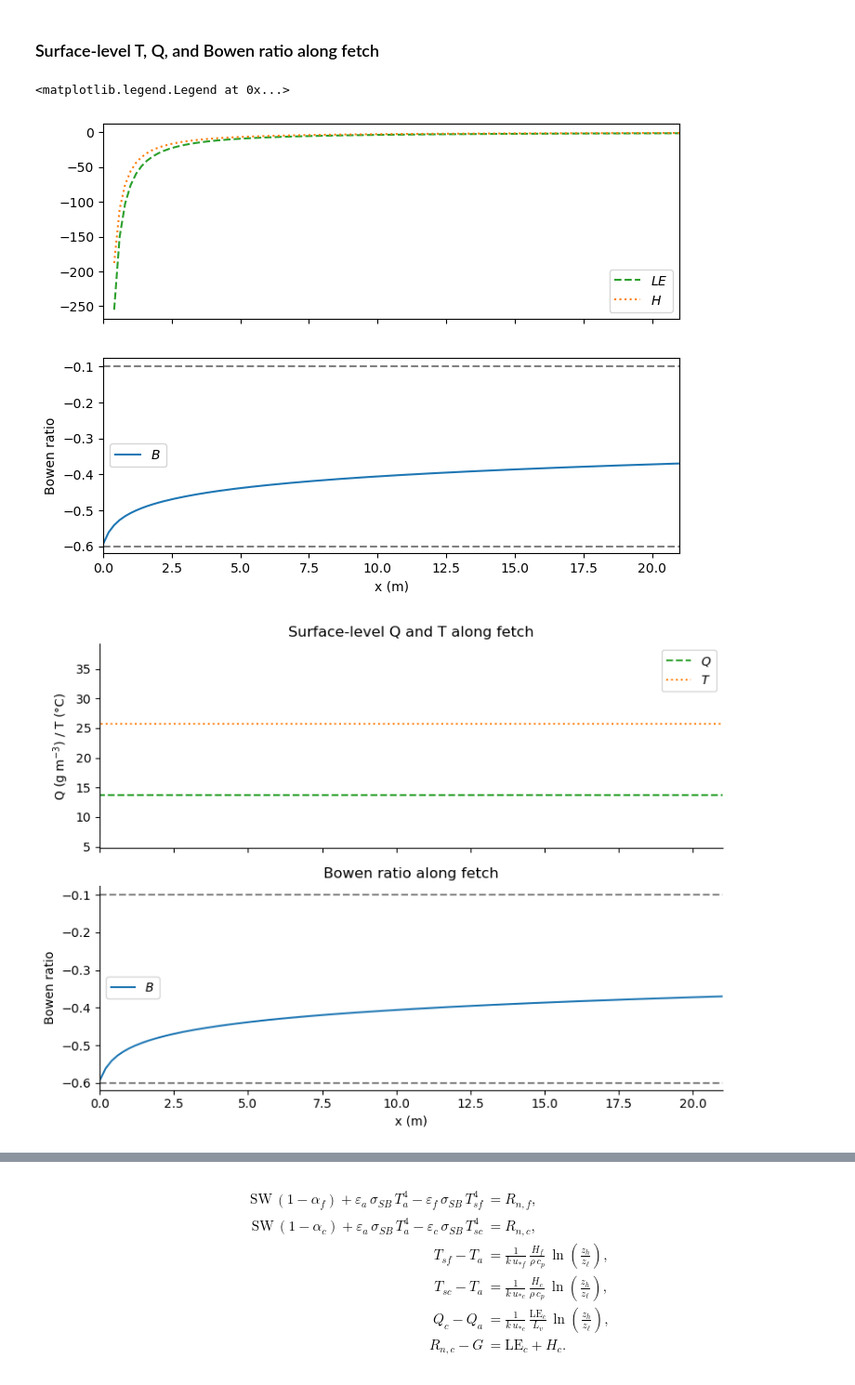
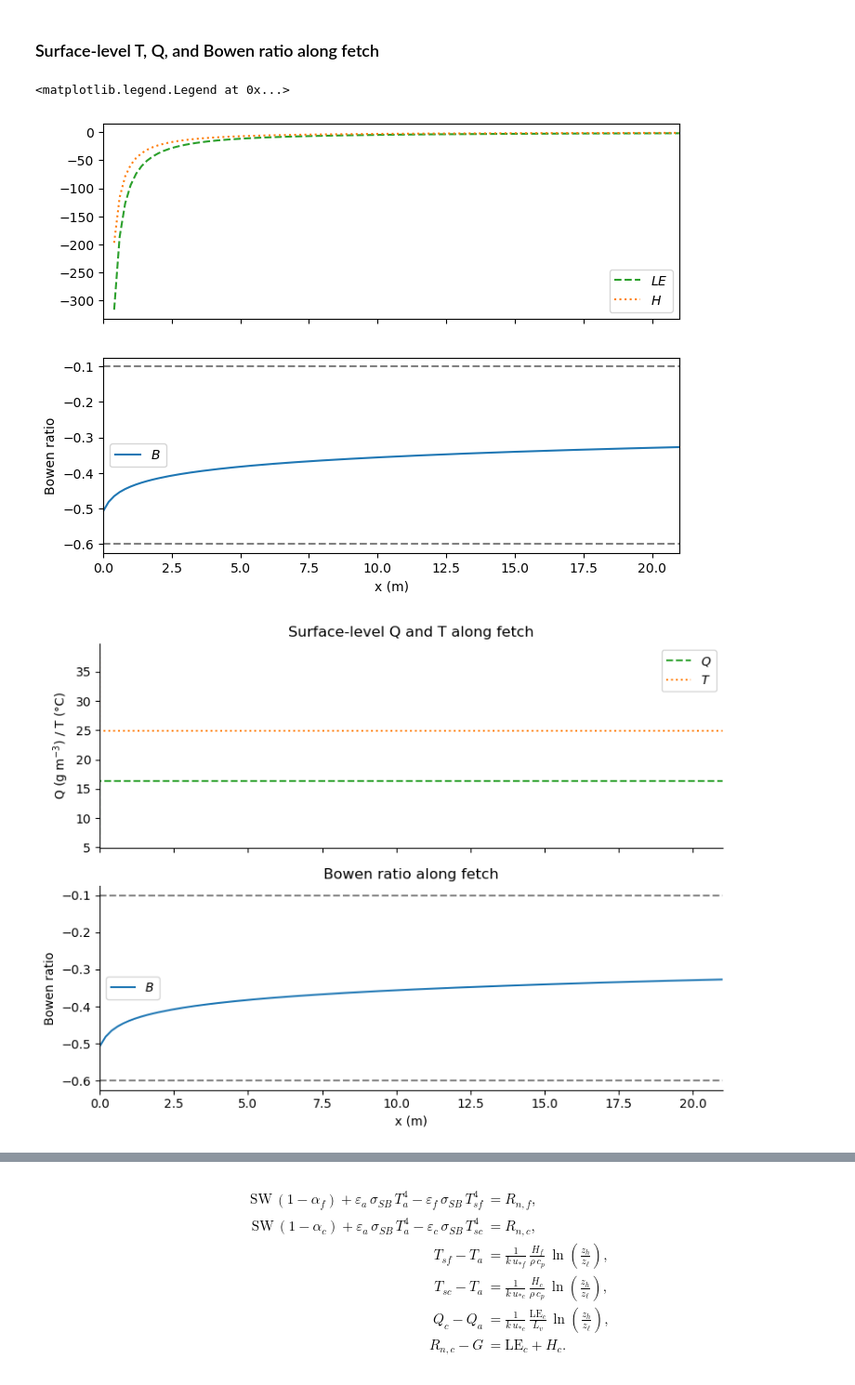
Before and after one commit to octavia-crompton/suttons-problem, a Jupyter notebook: notebooks/Advection - general.ipynb, the cells around one changed output, grey strips where cells are left out. Shown at 93% size. Drawn from its saved outputs; the diff is of its cells as text; code cells hidden in the pictures.

```diff
--- a/notebooks/Advection - general.ipynb
+++ b/notebooks/Advection - general.ipynb
@@ -1076,6 +368,6 @@ class AdvectionParams:
 # %%
-level = 1
-ustar_f = 0.8
+level = 1  # initial solver level; redefined as _level in downstream cells
+ustar_f = 0.75
 shear_ratio = 1
 ustar_c = ustar_f*np.sqrt(shear_ratio)
 
@@ -1084,13 +376,13 @@ p = AdvectionParams(ustar_f = ustar_f,
                     lm_option = 'kz',
                     lm_zshift = 0.0005,
                     zom_c = 0.0005,
-                    avail_ratio =  1.4,
+                    avail_ratio =  1.8,
                     Hmax = 2,
-                    le_factor = 1.4,
+                    le_factor = 1.35,
                     dz = 0.005,
                     dx = 0.2,
-                    Q_a = 6.3,
-                    Q_f = 6.3,
+                    Q_a = 6.5,
+                    Q_f = 6.5,
                     tie_Qa_to_Qf=True,
           )
 
@@ -2345,18 +1601,18 @@ plt.legend()
 # %% [markdown]
 ### Surface-level T, Q, and Bowen ratio along fetch
 # %%
-level = 0
+_level = 0  # surface fluxes
 fig, axes = plt.subplots( 2, 1, figsize = (8, 6 ), sharex = True)
 ax = axes[0]
 
 xx = np.concatenate([-np.flip(x),x])
-FluxTotal_ = np.concatenate([FluxTotal_upwind, FluxTotal[:, level]])
+FluxTotal_ = np.concatenate([FluxTotal_upwind, FluxTotal[:, _level]])
 
-LE_Wm2 = np.concatenate([ LE_upwind_Wm2[level]*np.ones_like(x), LE_uniform_Wm2[:, level]])
-H_Wm2 = np.concatenate([ H_upwind_Wm2[level]*np.ones_like(x), H_uniform_Wm2[:, level]])
+LE_Wm2 = np.concatenate([ LE_upwind_Wm2[_level]*np.ones_like(x), LE_uniform_Wm2[:, _level]])
+H_Wm2 = np.concatenate([ H_upwind_Wm2[_level]*np.ones_like(x), H_uniform_Wm2[:, _level]])
 
-ax.plot(p.x[2:], np.diff(LE_uniform_Wm2[1:,level]),  ls = '--', c =  'C2',  label = "$LE$")
-ax.plot(p.x[2:], - np.diff(H_uniform_Wm2[1:, level]),  ls = ':', c =  'C1',  label = "$H$")
+ax.plot(p.x[2:], np.diff(LE_uniform_Wm2[1:,_level]),  ls = '--', c =  'C2',  label = "$LE$")
+ax.plot(p.x[2:], - np.diff(H_uniform_Wm2[1:, _level]),  ls = ':', c =  'C1',  label = "$H$")
 ax.set_xlim(0, 21)
 
 # ax.set_yscale('log')
@@ -2365,7 +1621,7 @@ ax.legend()
 ax = axes[1]
 x = p.x
 
-ax.plot(x, (H_uniform_Wm2[:, level])/LE_uniform_Wm2[:, level], label = "$B$")
+ax.plot(x, (H_uniform_Wm2[:, _level])/LE_uniform_Wm2[:, _level], label = "$B$")
 plt.xlabel("x (m)")
 plt.ylabel("Bowen ratio")
 ax.axhline(-0.1, ls = '--', c = 'grey')
@@ -2375,42 +1631,42 @@ plt.legend()
 # Sensible heat flux needs to move to 0 faster than LE moves to LE_c?
 # %% [output]
 <matplotlib.legend.Legend at 0x...>
-[figure, old version]
+[figure, new version]
 # %%
 fig, axes = plt.subplots(2, 1, figsize=(8, 6), sharex=True)
 
 xx = np.concatenate([-np.flip(x), x])
 
-level = 0
-Q = np.concatenate([Q_up[level] * np.ones_like(x), Q_uniform[:, level]])
-T = np.concatenate([T_up[level] * np.ones_like(x), T_uniform[:, level]])
+_level = 0  # surface-level T, Q, and Bowen ratio
+Q = np.concatenate([Q_up[_level] * np.ones_like(x), Q_uniform[:, _level]])
+T = np.concatenate([T_up[_level] * np.ones_like(x), T_uniform[:, _level]])
 
 # --- top panel: Q and T at surface level ---
 ax = axes[0]
 ax.plot(xx[1:], Q[1:], ls='--', c='C2', label="$Q$")
 ax.plot(xx[1:], T[1:], ls=':', c='C1', label="$T$")
 ax.set_xlim(0, 21)
 ax.set_ylabel("Q (g m$^{-3}$) / T (°C)")
 ax.set_title("Surface-level Q and T along fetch")
 ax.legend()
 ax.spines["top"].set_visible(False)
 ax.spines["right"].set_visible(False)
 
 # --- bottom panel: Bowen ratio ---
 ax = axes[1]
-ax.plot(p.x, H_uniform_Wm2[:, level] / LE_uniform_Wm2[:, level], label="$B$")
+ax.plot(p.x, H_uniform_Wm2[:, _level] / LE_uniform_Wm2[:, _level], label="$B$")
 ax.axhline(-0.1, ls='--', c='grey')
 ax.axhline(-0.6, ls='--', c='grey')
 ax.set_xlabel("x (m)")
 ax.set_ylabel("Bowen ratio")
 ax.set_title("Bowen ratio along fetch")
 ax.legend()
 ax.spines["top"].set_visible(False)
 ax.spines["right"].set_visible(False)
 
 plt.tight_layout()
 # %% [output]
-[figure, old version]
+[figure, new version]
 # %%
 # Upwind checks
 
```
Also changed, not shown: parts of 32 cells of this notebook, 11 other files.
